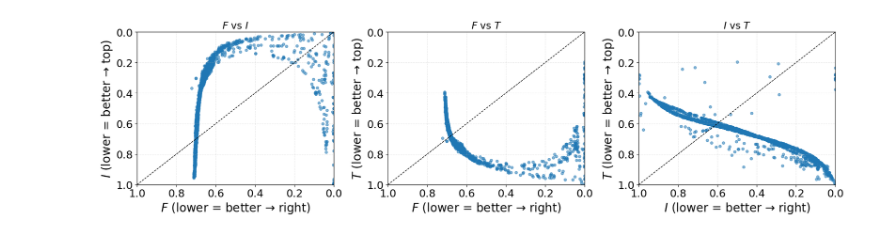
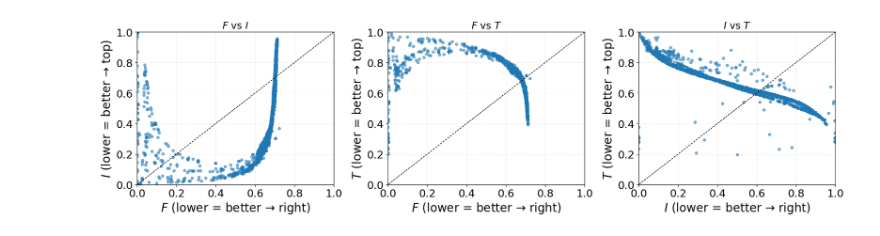
Before and after one commit to vakrao/sent, a Jupyter notebook: notebook/graph_dF.ipynb, the cells around one changed output. Saved outputs shown, nothing was run; the diff lists cells and outputs as text; code cells hidden in the pictures.

```diff
--- a/notebook/graph_dF.ipynb
+++ b/notebook/graph_dF.ipynb
@@ -30,36 +30,36 @@ pairs = [
 fig, axes = plt.subplots(1, 3, figsize=(18, 5))
 
 for ax, (x, y, xlab, ylab) in zip(axes, pairs):
     mask = np.isfinite(x) & np.isfinite(y)
     x, y = x[mask], y[mask]
 
     ax.scatter(x, y, s=20, alpha=0.55)
 
     # consistent limits and inverted orientation
     r_min, r_max = 0, 1
 
     ax.plot([r_max, r_min], [r_max, r_min], "--", color="k", lw=1)
 
-    ax.set_xlim(r_max, r_min)
-    ax.set_ylim(r_max, r_min)
+    ax.set_xlim(r_min, r_max)
+    ax.set_ylim(r_min, r_max)
 
     # axis labels and title
     ax.set_xlabel(f"{xlab} (lower = better → right)",size=20)
     ax.set_ylabel(f"{ylab} (lower = better → top)",size=20)
     ax.tick_params(axis="both",labelsize=18)
     ax.set_title(f"{xlab} vs {ylab}")
     ax.grid(True, linestyle="--", alpha=0.3)
 
     # tick marks every 250 ranks
     #ticks = np.arange(1500, -1, -250)
     #ax.set_xticks(ticks)
     #ax.set_yticks(ticks)
 
 plt.tight_layout()
 plt.savefig("stat_comparison.png", dpi=300, bbox_inches="tight")
 plt.show()
 # %% [output]
-[figure, old version]
+[figure, new version]
 # %%
 
 # Load the datase
```
Also changed, not shown: parts of 3 cells of this notebook, 6 other files.
